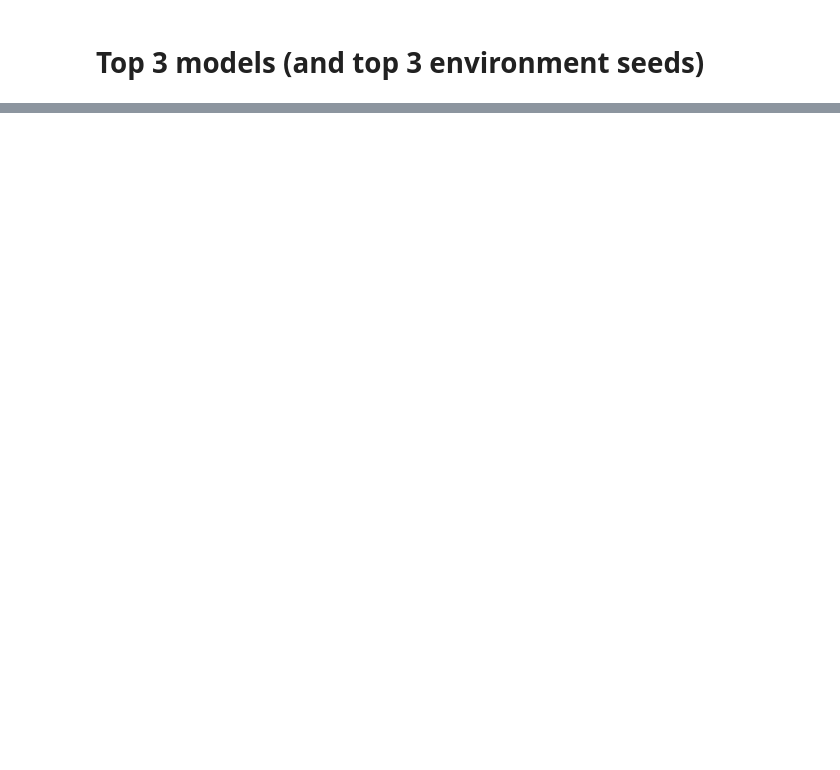
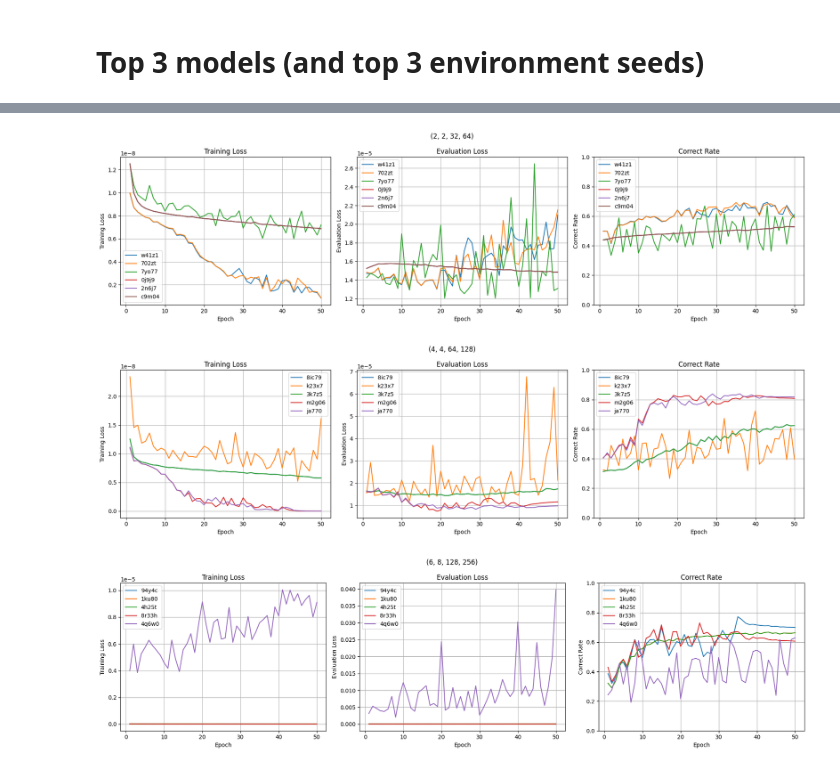
Before and after one commit to Willian-Girao/lunar-transformer-il, a Jupyter notebook: notebooks/1_architecture_quality_viz.ipynb, the cells around one changed output, grey strips where cells are left out. Cells and saved outputs as stored; diff of their text form; code cells hidden in the pictures; blank space fills up the shorter version.

```diff
--- a/notebooks/1_architecture_quality_viz.ipynb
+++ b/notebooks/1_architecture_quality_viz.ipynb
@@ -174,0 +180,14 @@ plt.show()
+# %%
+setup = {}
+
+for model_id in models:
+    chkpt = load_checkpoint(model_id)
+    cfg = get_model_cfg_from_checkpoint(chkpt)
+    tcfg = get_training_cfg_from_checkpoint(chkpt)
+
+    key = (cfg.depth,  cfg.num_attention_heads, cfg.embedding_dim, cfg.intermediate_dim)
+
+    if key not in setup:
+        setup[key] = []
+
+    setup[key].append(model_id)
@@ -174,0 +198,7 @@ plt.show()
+# %%
+for architecture, models_list in setup.items():
+    plot_training_metrics(model_id=models_list, title=str(architecture))
+# %% [output]
+[figure, added]
+[figure, added]
+[figure, added]
```
Also changed, not shown: parts of 7 cells of this notebook, 40 other files.
